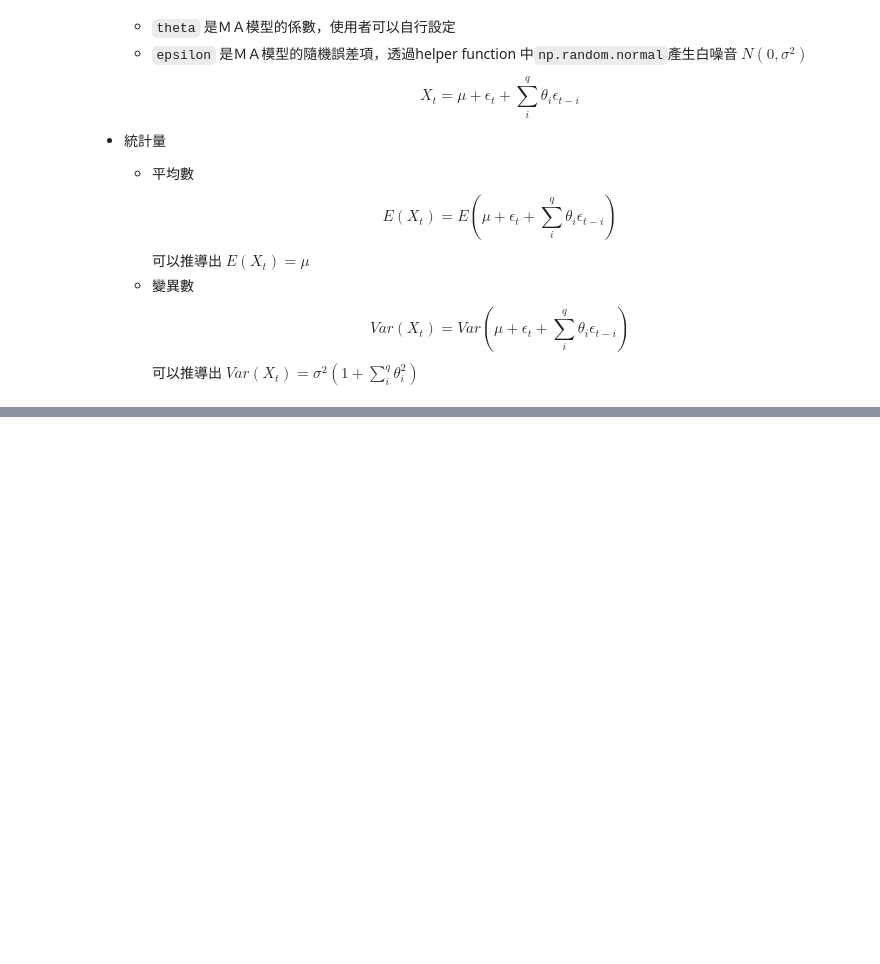
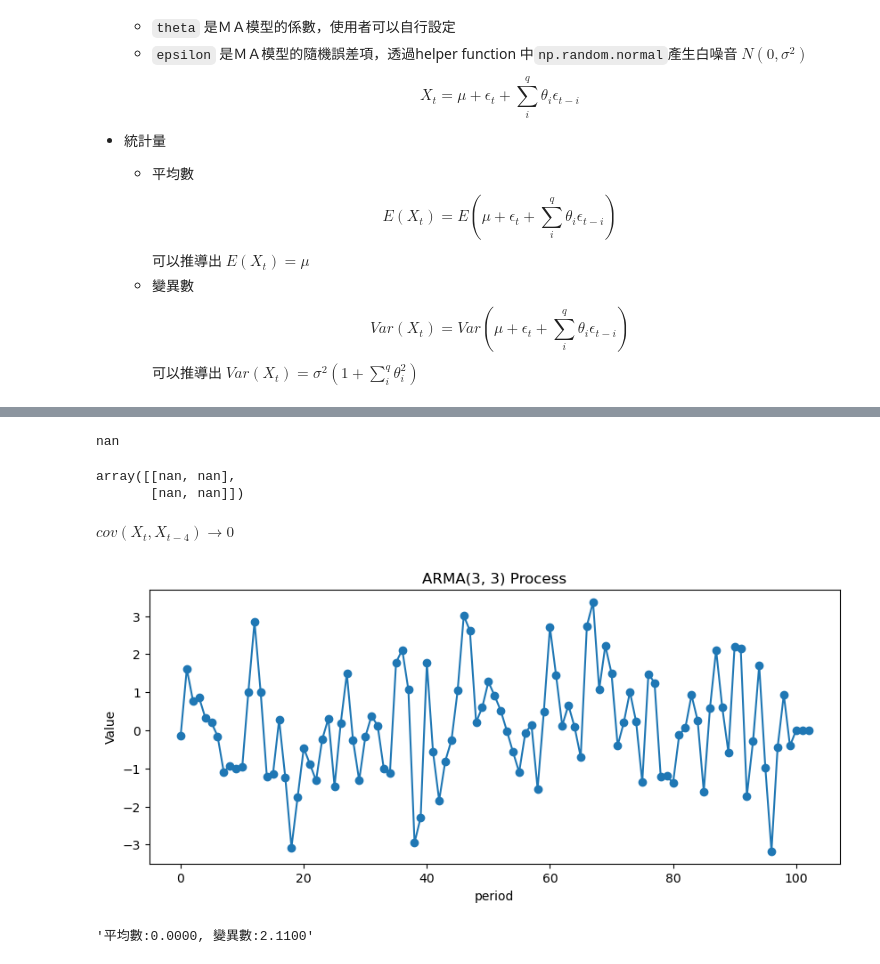
Before and after one commit to chengpeter88/eco_pro, a Jupyter notebook: final_project.ipynb, the cells around one changed output, grey strips where cells are left out. Saved outputs shown, nothing was run; the diff lists cells and outputs as text; code cells hidden in the pictures; blank space fills up the shorter version.

```diff
--- a/final_project.ipynb
+++ b/final_project.ipynb
@@ -242,0 +391,13 @@ array([ 0.45155865, -0.41633627, -0.92993527,  1.72613725,  2.23916764,
+# %%
+ar=AR(0.8, -0.35, epsilon=epsilon, Y0=[0,0])
+corr_val = np.corrcoef(ar.memory[1:], ar.memory[:-1])[0,1]
+print(corr_val)
+# %% [output]
+nan
+# %%
+np.corrcoef(ar.memory[1:], ar.memory[:-1])
+# %% [output]
+array([[nan, nan],
+       [nan, nan]])
+# %% [markdown]
+$ cov(X_t ,X_{t-4}) \rightarrow 0 $
@@ -242,0 +467,12 @@ array([ 0.45155865, -0.41633627, -0.92993527,  1.72613725,  2.23916764,
+# %%
+import matplotlib.pyplot as plt
+arma=ARMA(p=3, q=3, phi=[0.5, -0.3,0.2], theta=[0.5, -0.3,0.1], c=0, mu=0, sigma=1)
+arma.simulate(n=100)
+# %%
+arma.plot()
+# %% [output]
+[figure, added]
+# %%
+arma.statistics()
+# %% [output]
+'平均數:0.0000, 變異數:2.1100'
```
Also changed, not shown: parts of 27 cells of this notebook, 6 other files.
